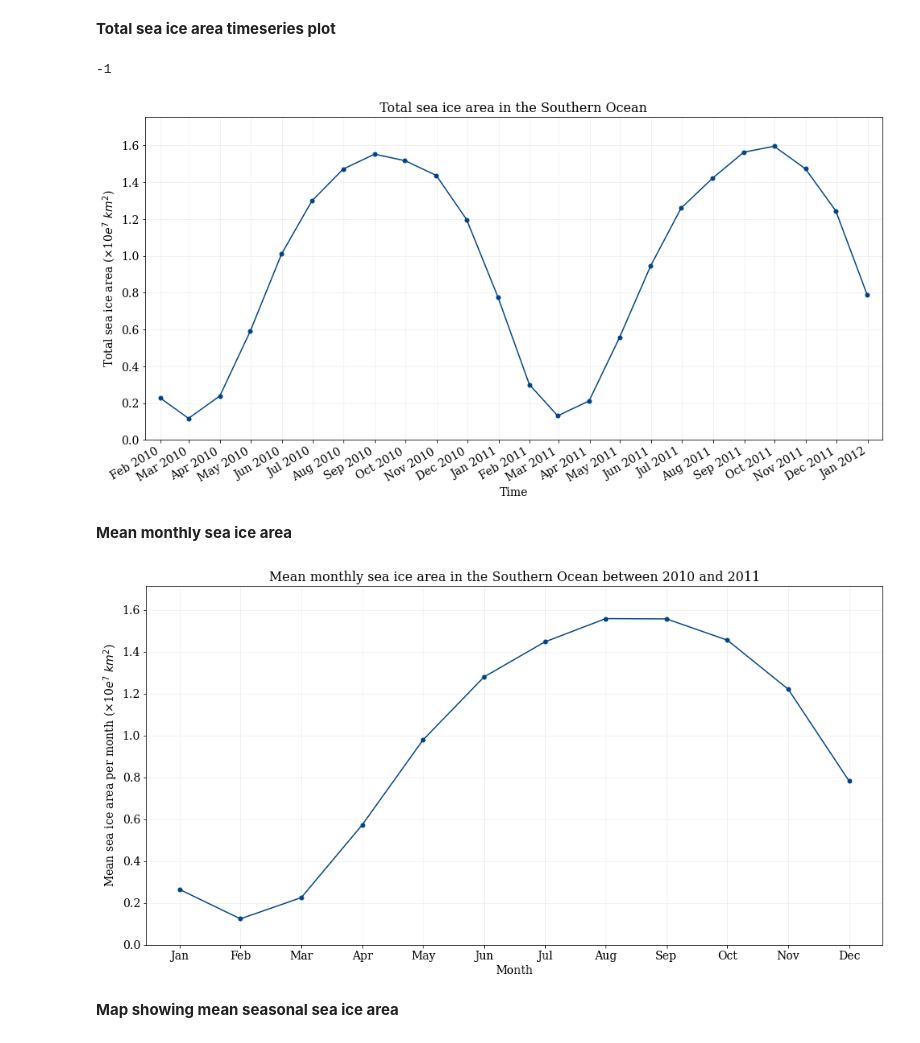
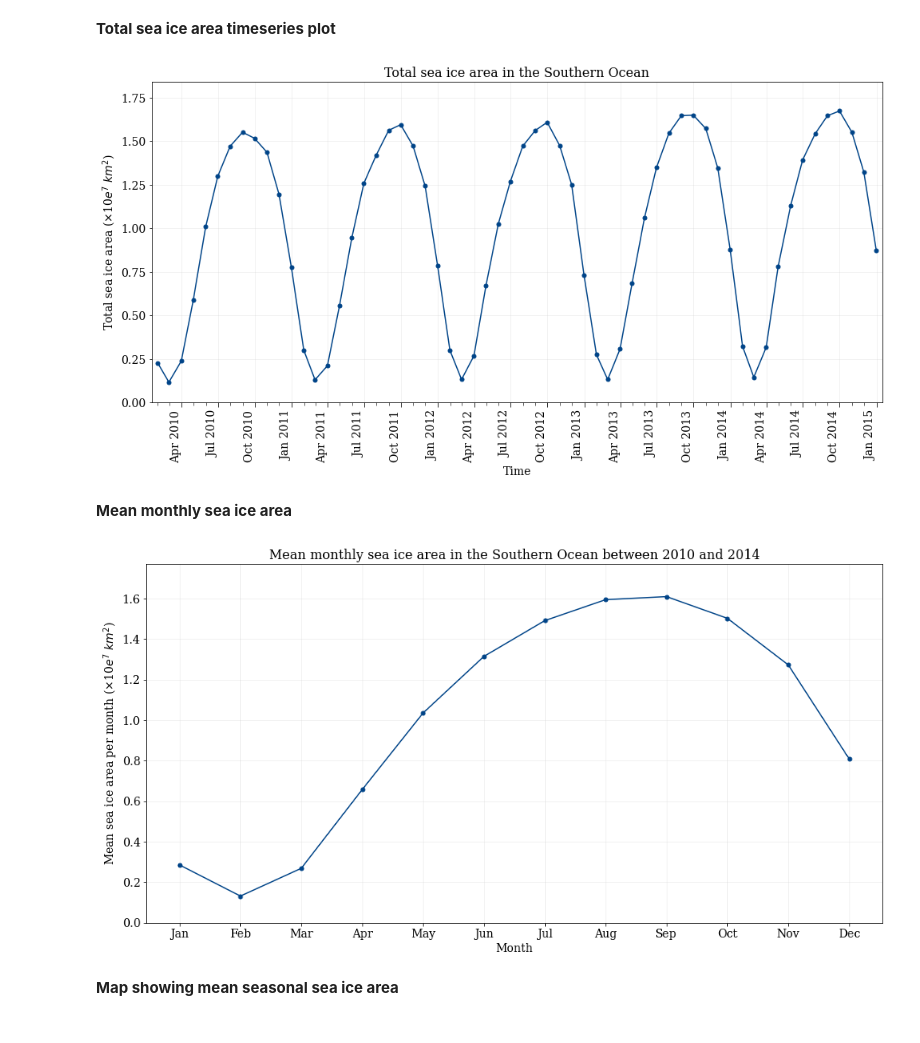
Before and after one commit to lidefi87/ACCESS_scripts_DFA, a Jupyter notebook: Scripts/SeaIcePlots.ipynb, the cells around one changed output. Saved outputs shown, nothing was run; the diff lists cells and outputs as text; code cells hidden in the pictures.

```diff
--- a/Scripts/SeaIcePlots.ipynb
+++ b/Scripts/SeaIcePlots.ipynb
@@ -79,7 +80,7 @@ Optional variables, activate if needed. Note that because times need correction,
 #Date from when data should be extracted - Can be given as full date (e.g., 2010-01-01), just year and month, or just year
 stime = '2010-02'
 #End date from data extraction
-etime = '2012-01'
+etime = '2015-01'
 # %% [markdown]
 Loading data using `cc.querying.getvar()`. Initially inspecting monthly variables as it is not possible to load more than 5 years of daily data. Daily data will be extracted for period of times when large changes in the variable being inspected are identified.
 # %%
@@ -256,10 +192,6 @@ del IceArea, stime, etime, vararray
 A variety of plots showing sea ice area changes in the Southern Ocean will be created below.
 # %% [markdown]
 **Total sea ice area timeseries plot**
-# %%
-np.floor(np.log10(max(ax.get_yticks()))).astype(int)
-# %% [output]
--1
 # %%
 #The sum of sea ice area will be calculated along all longitudes and latitudes
 TotalSI = SOSIarea.sum('xt_ocean').sum('yt_ocean')
@@ -283,37 +215,46 @@ plt.title('Total sea ice area in the Southern Ocean', fontsize = 16)
 
 #Changing y axes
 #Calculating the exponent of scientific notation in the y axis
 exp_yaxis = np.floor(np.log10(max(ax.get_yticks()))).astype(int)
 #The $ signs wrap the expression with special characters, the {} is used either as a placeholder or to
 #include more than one character in an expression
 plt.ylabel(r'Total sea ice area ($\times$10$e^{}$ $km^2$)'.format(exp_yaxis))
 #Changing the limits of the y axis. Max value is 10% more than maximum value in the data
 plt.ylim(0, np.floor(max(TotalSI).values*1e-6*1.1))
 #Removing the scientific notation from the top of the graph as it is already included in the y label
 ax.yaxis.get_offset_text().set_visible(False)
 
 #Changing x axis
 #Change axes labels
 plt.xlabel('Time')
 #Extract min and max dates
 datemin = min(Dates) - dt.timedelta(days = 15)
 datemax = max(Dates) + dt.timedelta(days = 15)
 #Setting x axis limits
 ax.set_xlim(datemin, datemax)
 #Change ticks and label position
-ax.xaxis.set_major_locator(mdates.MonthLocator(interval = 1))
+#Major ticks to be located every third month
+ax.xaxis.set_major_locator(mdates.MonthLocator(interval = 3))
+#Minor ticks to be located every month
+ax.xaxis.set_minor_locator(mdates.MonthLocator(interval = 1))
+#Change length of ticks - smaller for minor ticks
+ax.tick_params(axis = 'x', which = "minor", length = 4)
+ax.tick_params(axis = 'x', which = "major", length = 6)
 #Change the format of the dates shown (month abbreviation and year)
 ax.xaxis.set_major_formatter(mdates.DateFormatter('%b %Y'))
-#Rotating the x axis labels to avoid label overlapping
-fig.autofmt_xdate()
+#Rotating the x axis labels 90 deg to avoid label overlapping
+fig.autofmt_xdate(rotation = 90)
 
 #Set major gridlines to appear, but with high transparency
 ax.grid(True, color = "#b4b4b4", linestyle = '-', alpha = 0.2)
 
 #Save figure to local folder
 plt.savefig("../Outputs/Figures/TimeSeriesSeaIce.tiff", dpi = 300)
+
+#Automated path to save ouput
+# os.path.join('../Outputs/Figures', ('TimeSeriesSeaIce' + str(datemin.year) + '-' + str(datemax.year-1) + '.tiff'))
 # %% [output]
-[figure, old version]
+[figure, new version]
 # %%
 #Remove variables no longer in use
 del datemax, datemin, exp_yaxis, TotalSI
@@ -366,9 +307,9 @@ ax.grid(True, color = "#b4b4b4", linestyle = '-', alpha = 0.2)
 #Save figure to local folder
 plt.savefig("../Outputs/Figures/MonthlyMeanSeaIce.tiff", dpi = 300)
 
-#Automated path
+#Automated path to save figures
 # os.path.join('../Outputs/Figures', ('MonthlyMeanSeaIce' + str(MinY) + '-' + str(MaxY) + '.tiff'))
 # %% [output]
-[figure, old version]
+[figure, new version]
 # %%
 #Remove variables no longer in use
```
Also changed, not shown: parts of 11 cells of this notebook, 3 other files.
